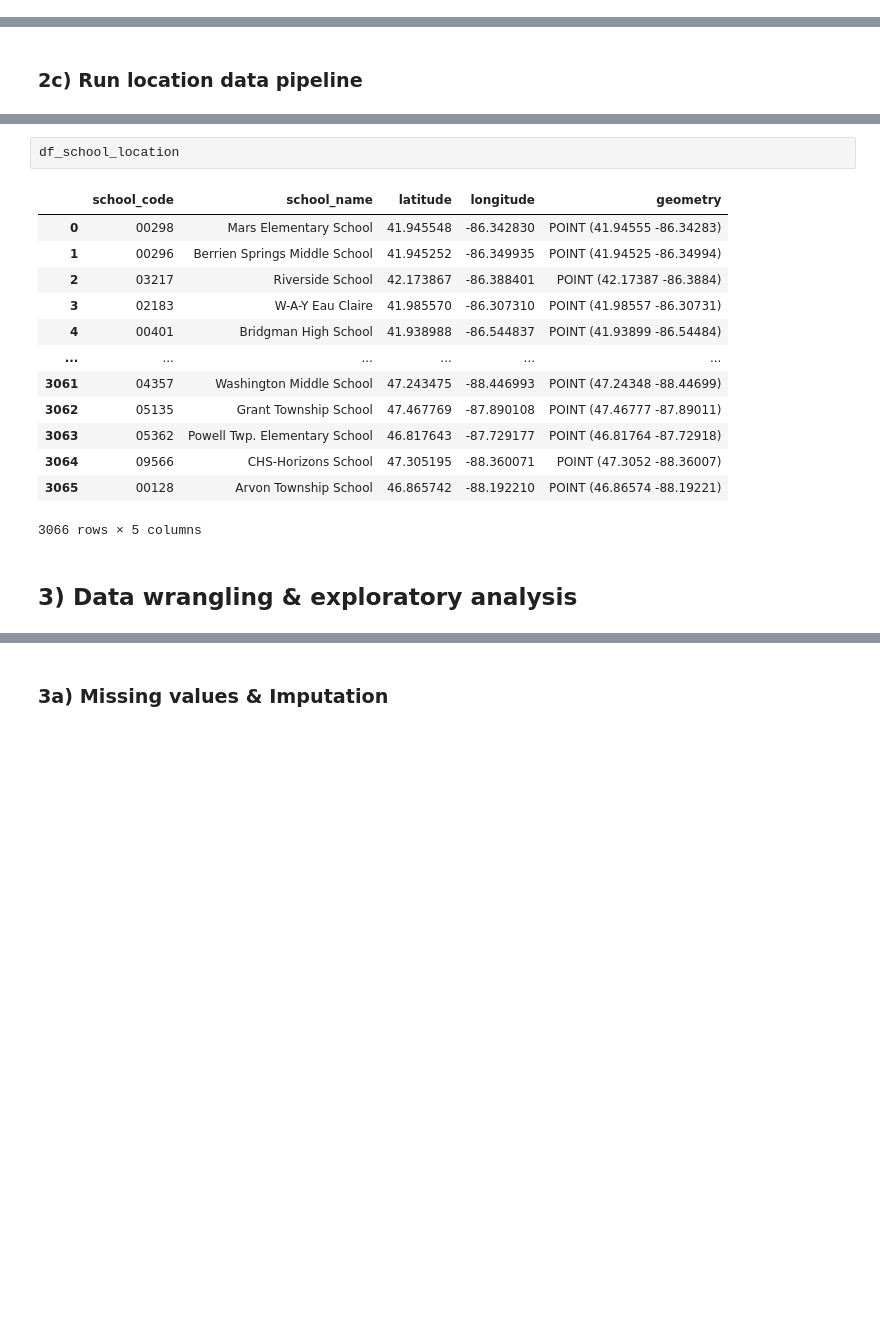
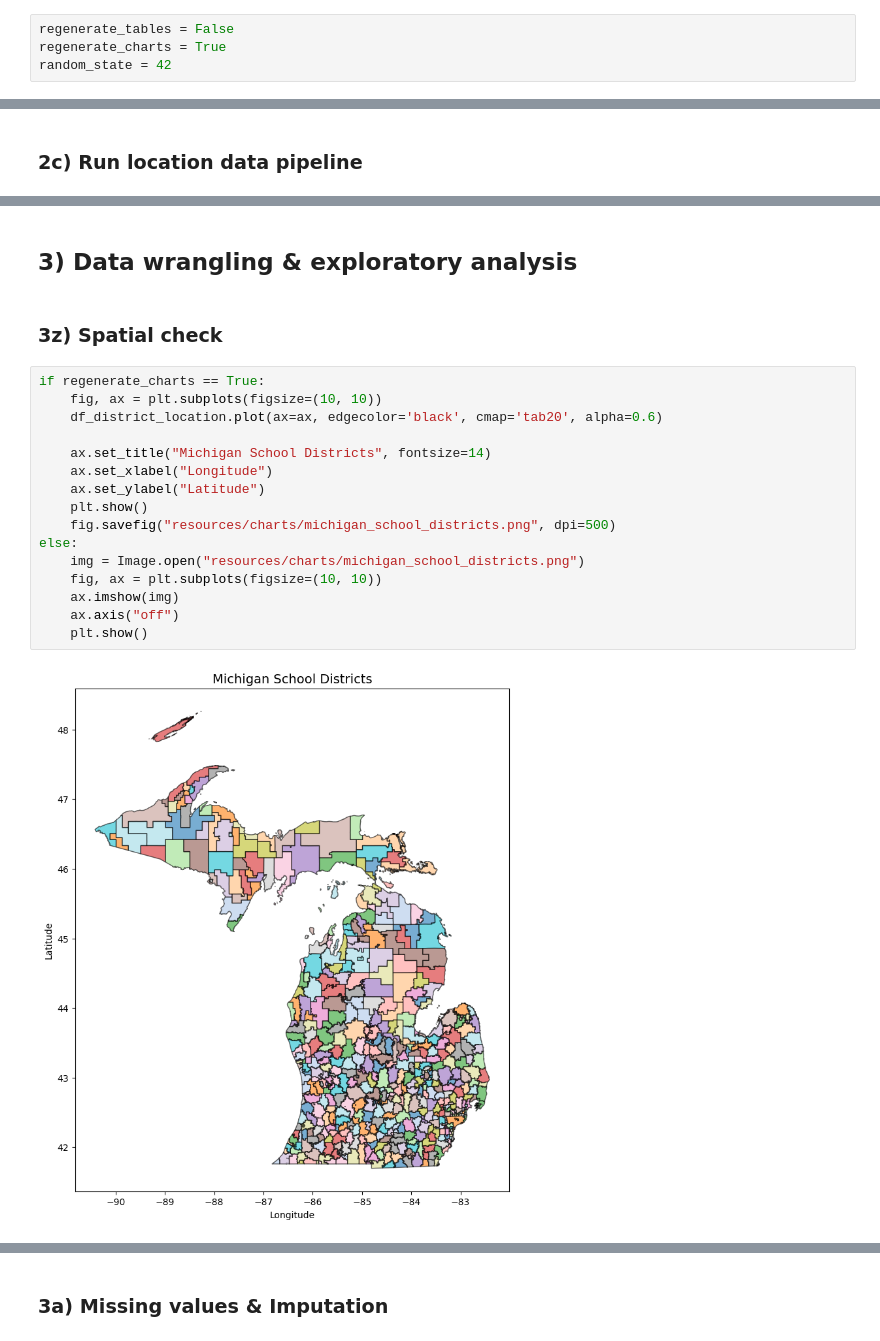
Before and after one commit to nikolozjaghiashvili/michigan-real-estate-project, a Jupyter notebook: main.ipynb, the cells around one changed output, grey strips where cells are left out. Drawn from its saved outputs; the diff is of its cells as text; blank space fills up the shorter version.

```diff
--- a/main.ipynb
+++ b/main.ipynb
@@ -49,3 +63,7 @@ from src.school_score import get_school_score
+# %%
+regenerate_tables = False
+regenerate_charts = True
+random_state = 42
 # %% [markdown]
 ## 2) Run data pipeline
 # %% [markdown]
@@ -144,18 +161,22 @@ df_school_location = get_school_location()
-# %%
-df_school_location
-# %% [output]
-|  | school_code | school_name | latitude | longitude | geometry |
-| 0 | 00298 | Mars Elementary School | 41.945548 | -86.342830 | POINT (41.94555 -86.34283) |
-| 1 | 00296 | Berrien Springs Middle School | 41.945252 | -86.349935 | POINT (41.94525 -86.34994) |
-| 2 | 03217 | Riverside School | 42.173867 | -86.388401 | POINT (42.17387 -86.3884) |
-| 3 | 02183 | W-A-Y Eau Claire | 41.985570 | -86.307310 | POINT (41.98557 -86.30731) |
-| 4 | 00401 | Bridgman High School | 41.938988 | -86.544837 | POINT (41.93899 -86.54484) |
-| ... | ... | ... | ... | ... | ... |
-| 3061 | 04357 | Washington Middle School | 47.243475 | -88.446993 | POINT (47.24348 -88.44699) |
-| 3062 | 05135 | Grant Township School | 47.467769 | -87.890108 | POINT (47.46777 -87.89011) |
-| 3063 | 05362 | Powell Twp. Elementary School | 46.817643 | -87.729177 | POINT (46.81764 -87.72918) |
-| 3064 | 09566 | CHS-Horizons School | 47.305195 | -88.360071 | POINT (47.3052 -88.36007) |
-| 3065 | 00128 | Arvon Township School | 46.865742 | -88.192210 | POINT (46.86574 -88.19221) |
-3066 rows × 5 columns
 # %% [markdown]
 ## 3) Data wrangling & exploratory analysis
+# %% [markdown]
+### 3z) Spatial check
+# %%
+if regenerate_charts == True:
+    fig, ax = plt.subplots(figsize=(10, 10))
+    df_district_location.plot(ax=ax, edgecolor='black', cmap='tab20', alpha=0.6)
+
+    ax.set_title("Michigan School Districts", fontsize=14)
+    ax.set_xlabel("Longitude")
+    ax.set_ylabel("Latitude")
+    plt.show()
+    fig.savefig("resources/charts/michigan_school_districts.png", dpi=500)
+else:
+    img = Image.open("resources/charts/michigan_school_districts.png")
+    fig, ax = plt.subplots(figsize=(10, 10))
+    ax.imshow(img)
+    ax.axis("off")
+    plt.show()
+# %% [output]
+[figure, added]
```
Also changed, not shown: parts of 26 cells of this notebook, 7 other files.
